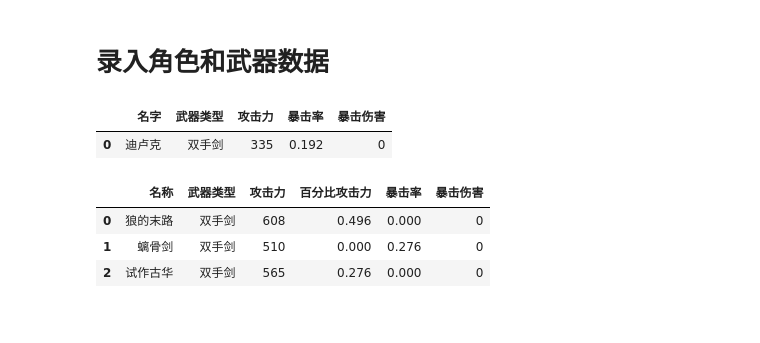
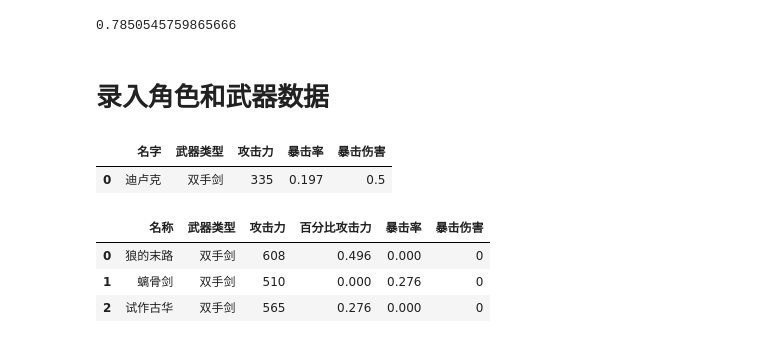
Before and after one commit to Crayon-ShinChan/Genshin, a Jupyter notebook: demage.ipynb, the cells around one changed output. Saved outputs shown, nothing was run; the diff lists cells and outputs as text; code cells hidden in the pictures.

```diff
--- a/demage.ipynb
+++ b/demage.ipynb
@@ -2,20 +2,25 @@
 import pandas as pd
 import numpy as np
 import matplotlib.pyplot as plt
+# %%
+f = lambda x: 6.665-9340/(x+1401)
+f(187) - f(0)
+# %% [output]
+0.7850545759865666
 # %% [markdown]
 # 录入角色和武器数据
 # %%
 characters = pd.DataFrame(
     [
-        ['迪卢克', '双手剑', 335, .192, 0],
+        ['迪卢克', '双手剑', 335, .005 + .192, 0.5],
     ],
     columns=['名字', '武器类型', '攻击力', '暴击率', '暴击伤害'],
 )
 
 characters
 # %% [output]
 |  | 名字 | 武器类型 | 攻击力 | 暴击率 | 暴击伤害 |
-| 0 | 迪卢克 | 双手剑 | 335 | 0.192 | 0 |
+| 0 | 迪卢克 | 双手剑 | 335 | 0.197 | 0.5 |
 # %%
 weapons = pd.DataFrame(
     [
```
Also changed, not shown: parts of 14 cells of this notebook, 3 other files.
